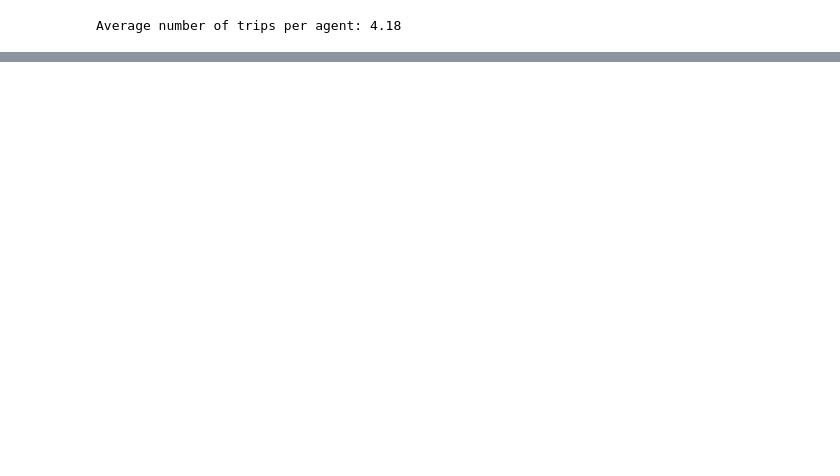
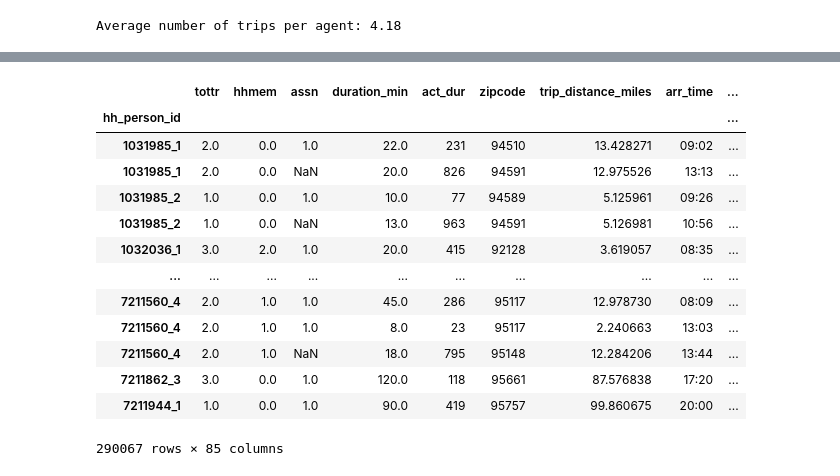
Before and after one commit to nico988766/CME-538-Mickey-Mousers, a Jupyter notebook: Data Wrangling/2024-11-28 Merge_Full_Data.ipynb, the cells around one changed output, grey strips where cells are left out. Cells and saved outputs as stored; diff of their text form; code cells hidden in the pictures; blank space fills up the shorter version.

```diff
--- a/Data Wrangling/2024-11-28 Merge_Full_Data.ipynb
+++ b/Data Wrangling/2024-11-28 Merge_Full_Data.ipynb
@@ -228,0 +245,22 @@ display(missing_summary_df)
+# %%
+# Remapping of the column names.
+columns_organized = pd.read_csv("Columns_organized.csv")
+remapping = dict(zip(columns_organized["Column Names"], columns_organized["Remapping"]))
+final_df.rename(columns=remapping, inplace=True)
+# %%
+final_df
+# %% [output]
+|  | tottr | hhmem | assn | duration_min | act_dur | zipcode | trip_distance_miles | arr_time | ... |
+| hh_person_id |  |  |  |  |  |  |  |  | ... |
+| 1031985_1 | 2.0 | 0.0 | 1.0 | 22.0 | 231 | 94510 | 13.428271 | 09:02 | ... |
+| 1031985_1 | 2.0 | 0.0 | NaN | 20.0 | 826 | 94591 | 12.975526 | 13:13 | ... |
+| 1031985_2 | 1.0 | 0.0 | 1.0 | 10.0 | 77 | 94589 | 5.125961 | 09:26 | ... |
+| 1031985_2 | 1.0 | 0.0 | NaN | 13.0 | 963 | 94591 | 5.126981 | 10:56 | ... |
+| 1032036_1 | 3.0 | 2.0 | 1.0 | 20.0 | 415 | 92128 | 3.619057 | 08:35 | ... |
+| ... | ... | ... | ... | ... | ... | ... | ... | ... | ... |
+| 7211560_4 | 2.0 | 1.0 | 1.0 | 45.0 | 286 | 95117 | 12.978730 | 08:09 | ... |
+| 7211560_4 | 2.0 | 1.0 | 1.0 | 8.0 | 23 | 95117 | 2.240663 | 13:03 | ... |
+| 7211560_4 | 2.0 | 1.0 | NaN | 18.0 | 795 | 95148 | 12.284206 | 13:44 | ... |
+| 7211862_3 | 3.0 | 0.0 | 1.0 | 120.0 | 118 | 95661 | 87.576838 | 17:20 | ... |
+| 7211944_1 | 1.0 | 0.0 | 1.0 | 90.0 | 419 | 95757 | 99.860675 | 20:00 | ... |
+290067 rows × 85 columns
```
Also changed, not shown: parts of 12 cells of this notebook.
